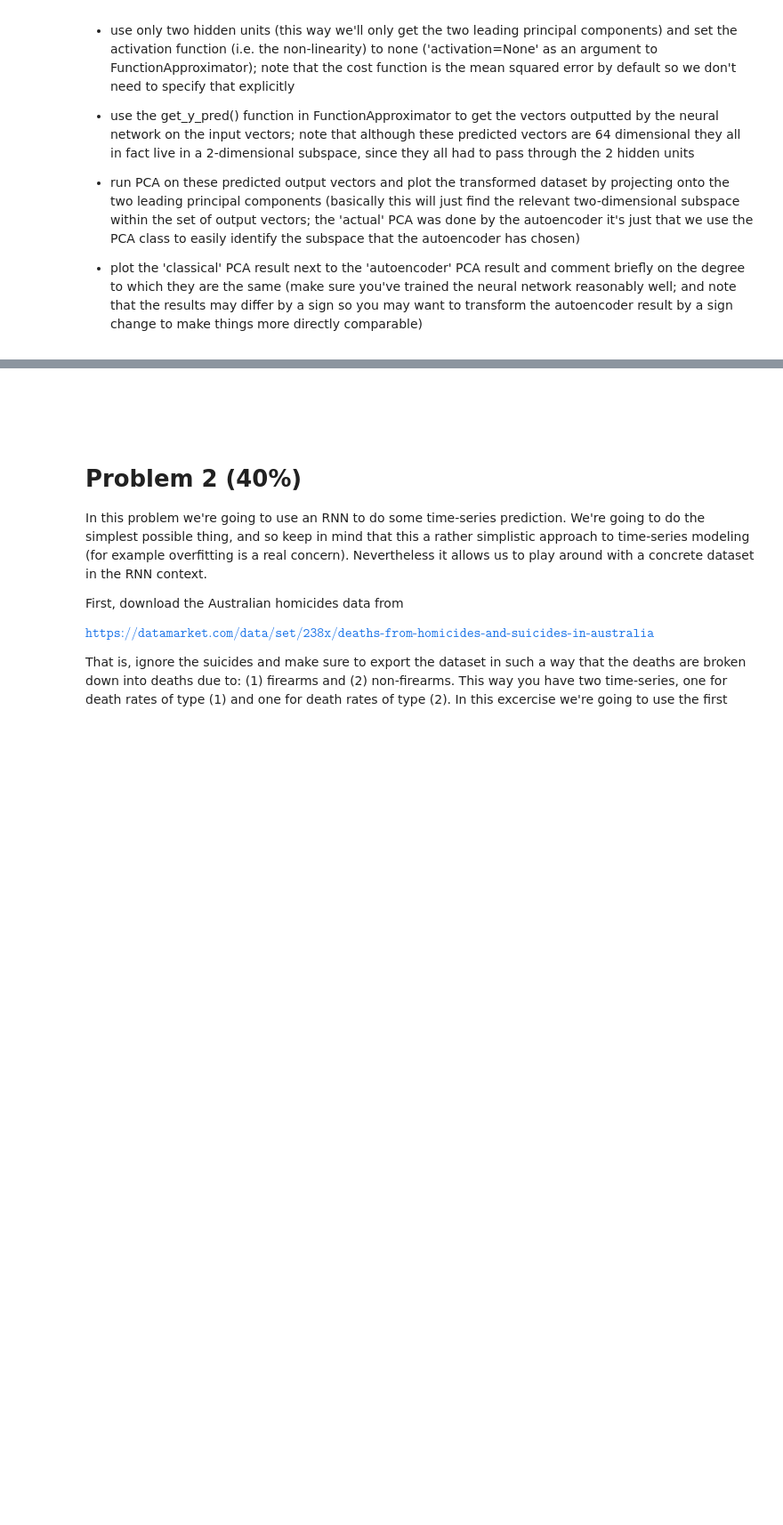
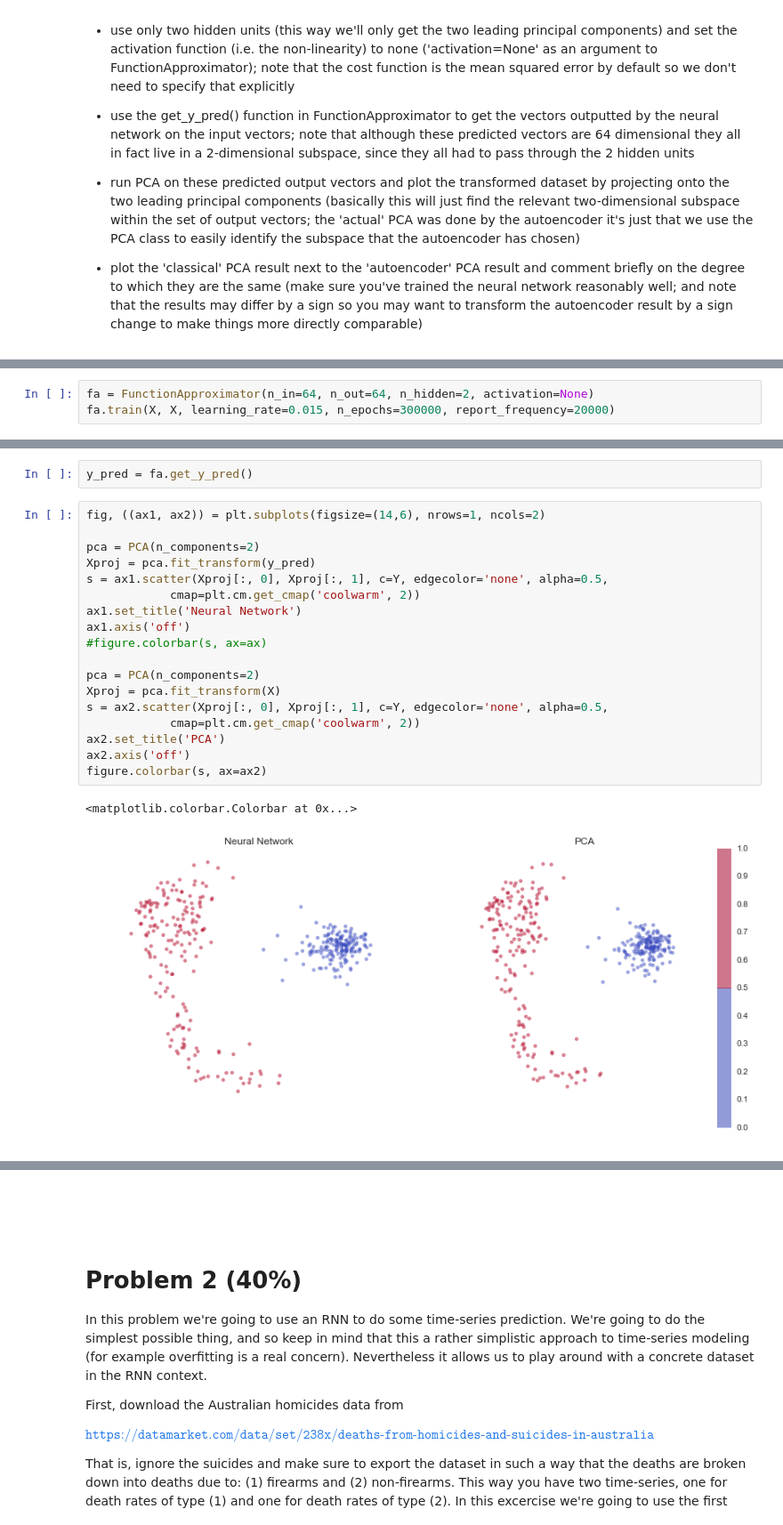
Before and after one commit to afcarl/machine_learning, a Jupyter notebook: homework5/nn2_hw.ipynb, the cells around one changed output, grey strips where cells are left out. Shown at 89% size. Cells and saved outputs as stored; diff of their text form; blank space fills up the shorter version.

```diff
--- a/homework5/nn2_hw.ipynb
+++ b/homework5/nn2_hw.ipynb
@@ -40,0 +55,3 @@ Next, apply PCA to the dataset (ignoring the digit labels) and plot the resultin
+# %%
+fa = FunctionApproximator(n_in=64, n_out=64, n_hidden=2, activation=None)
+fa.train(X, X, learning_rate=0.015, n_epochs=300000, report_frequency=20000)
@@ -40,0 +74,23 @@ Next, apply PCA to the dataset (ignoring the digit labels) and plot the resultin
+# %%
+y_pred = fa.get_y_pred()
+# %%
+fig, ((ax1, ax2)) = plt.subplots(figsize=(14,6), nrows=1, ncols=2)
+
+pca = PCA(n_components=2)
+Xproj = pca.fit_transform(y_pred)
+s = ax1.scatter(Xproj[:, 0], Xproj[:, 1], c=Y, edgecolor='none', alpha=0.5,
+            cmap=plt.cm.get_cmap('coolwarm', 2))
+ax1.set_title('Neural Network')
+ax1.axis('off')
+#figure.colorbar(s, ax=ax)
+
+pca = PCA(n_components=2)
+Xproj = pca.fit_transform(X)
+s = ax2.scatter(Xproj[:, 0], Xproj[:, 1], c=Y, edgecolor='none', alpha=0.5,
+            cmap=plt.cm.get_cmap('coolwarm', 2))
+ax2.set_title('PCA')
+ax2.axis('off')
+figure.colorbar(s, ax=ax2)
+# %% [output]
+<matplotlib.colorbar.Colorbar at 0x...>
+[figure, added]
```
Also changed, not shown: parts of 5 cells of this notebook, 3 other files.
